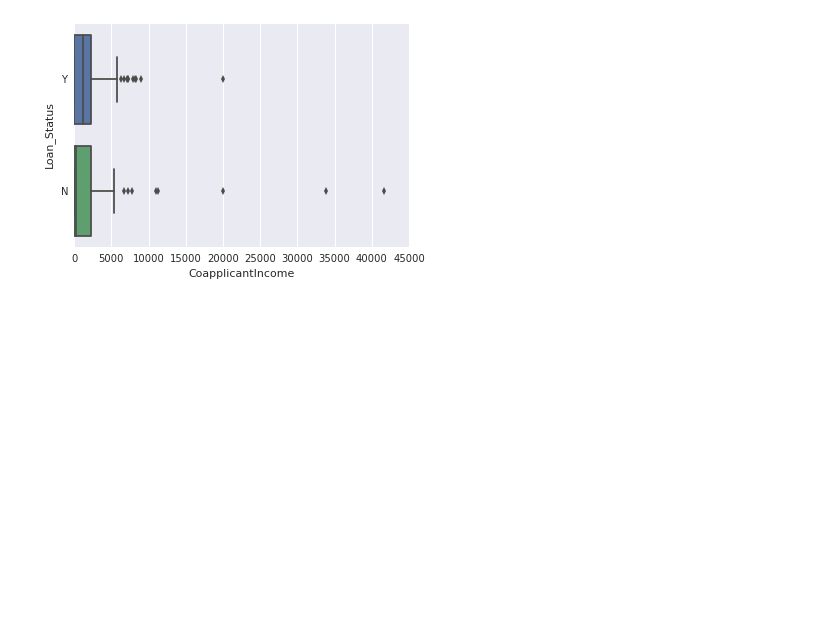
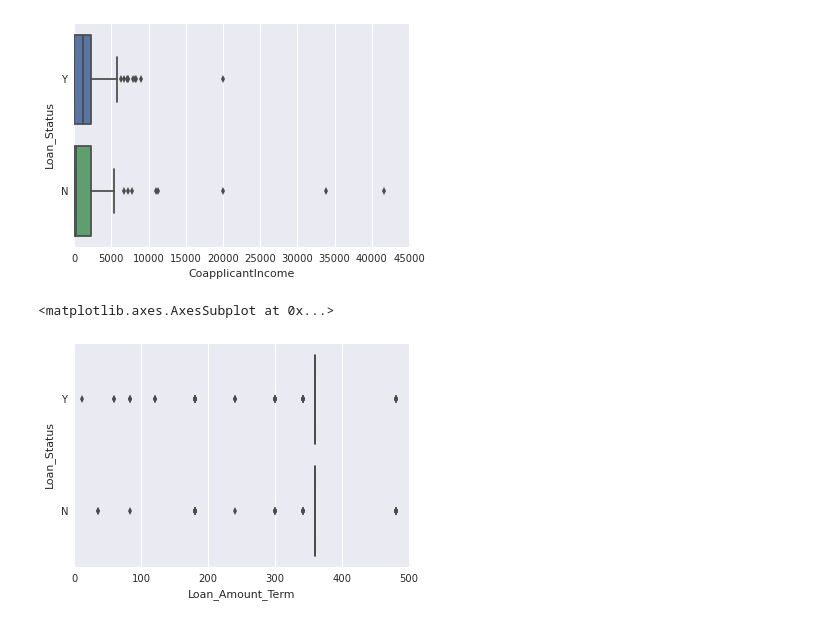
Before and after one commit to manprets/loan_prediction, a Jupyter notebook: loan_prediction.ipynb, the cells around one changed output. Cells and saved outputs as stored; diff of their text form; code cells hidden in the pictures; blank space fills up the shorter version.

```diff
--- a/loan_prediction.ipynb
+++ b/loan_prediction.ipynb
@@ -293,3 +297,8 @@ sns.boxplot(x='CoapplicantIncome',y='Loan_Status',data=train)
 # %% [output]
 <matplotlib.axes.AxesSubplot at 0x...>
 [figure]
+# %%
+sns.boxplot(x='Loan_Amount_Term',y='Loan_Status',data=train)
+# %% [output]
+<matplotlib.axes.AxesSubplot at 0x...>
+[figure, added]
```
Also changed, not shown: parts of 2 cells of this notebook.
